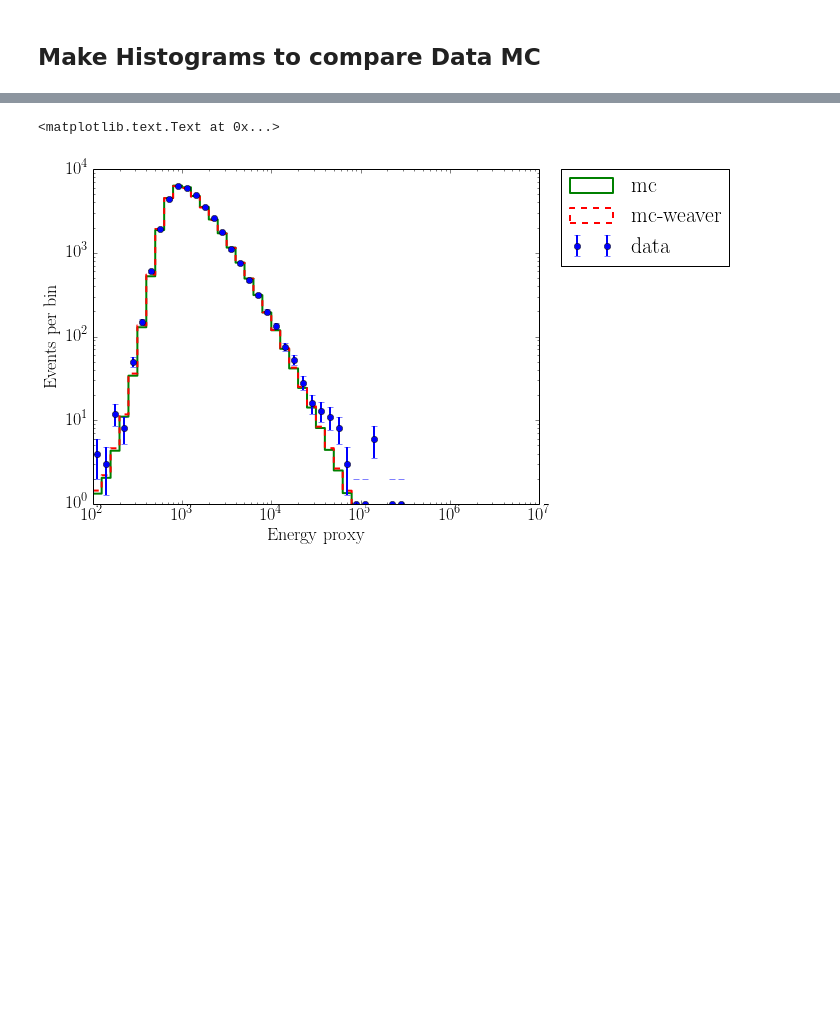
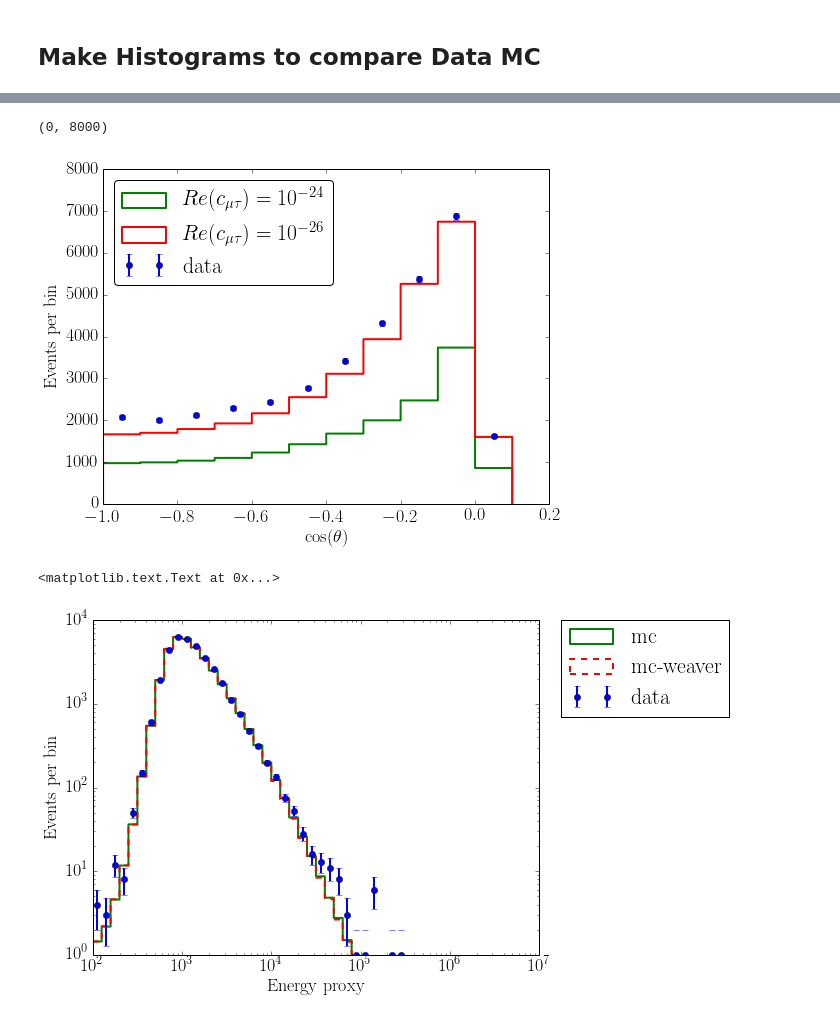
Before and after one commit to arguelles/LVTools, a Jupyter notebook: notebooks/EventDistributionPlots.ipynb, the cells around one changed output, grey strips where cells are left out. Drawn from its saved outputs; the diff is of its cells as text; code cells hidden in the pictures; blank space fills up the shorter version.

```diff
--- a/notebooks/EventDistributionPlots.ipynb
+++ b/notebooks/EventDistributionPlots.ipynb
@@ -43,3 +98,21 @@ expectation_chris_given = np.genfromtxt("../expectation/chris_flux_expectation.d
+# %%
+plt.figure(figsize = (8,6))
+obs,edges = np.histogram(data[:,1], bins = costh_edges)
+plt.errorbar(costh_centers, obs, yerr=np.sqrt(obs), fmt='o',
+         lw = 2, color = "blue", label = "data")
+plt.hist(expectation24[:,1], bins = costh_edges, weights = expectation24[:,-1],
+         histtype='step', lw = 2, color = "green", label = r"$Re(c_{\mu\tau}) = 10^{-24}$")
+plt.hist(expectation26[:,1], bins = costh_edges, weights = expectation26[:,-1],
+         histtype='step', lw = 2, color = "red", label = r"$Re(c_{\mu\tau}) = 10^{-26}$")
+
+#plt.legend(bbox_to_anchor=(1.05, 1), loc=2, borderaxespad=0.)
+plt.legend(loc='upper left', fancybox = True)
+plt.xlabel(r"$\cos(\theta)$")
+plt.ylabel("Events per bin")
+plt.ylim(0,8000)
+# %% [output]
+(0, 8000)
+[figure, added]
 # %%
 plt.figure(figsize = (8,6))
 obs,edges = np.histogram(data[:,0], bins = energy_proxy_edges)
```
Also changed, not shown: parts of 8 cells of this notebook, 1 other file.
